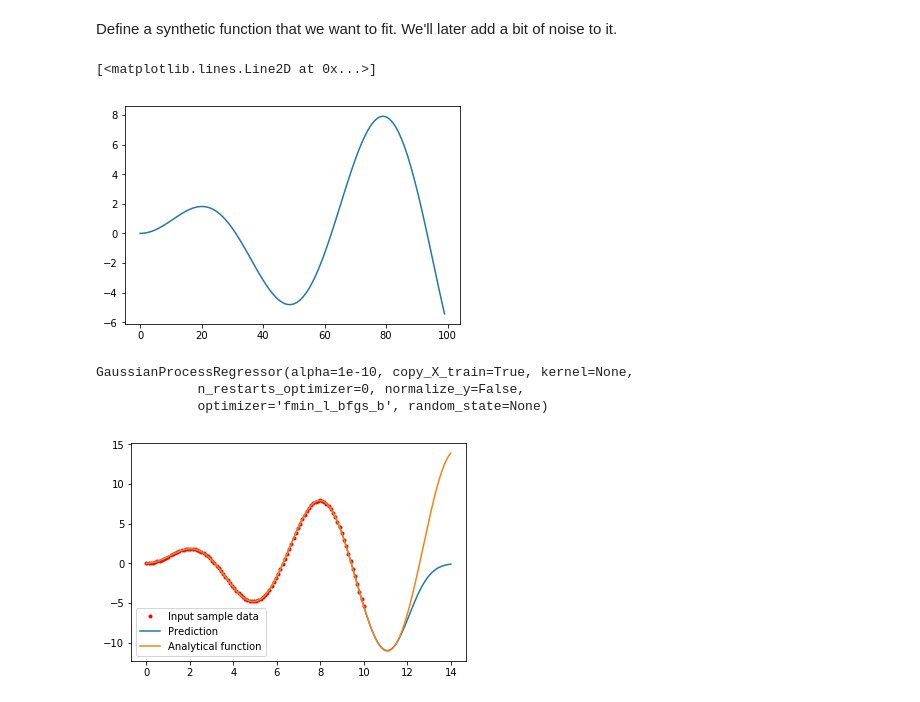
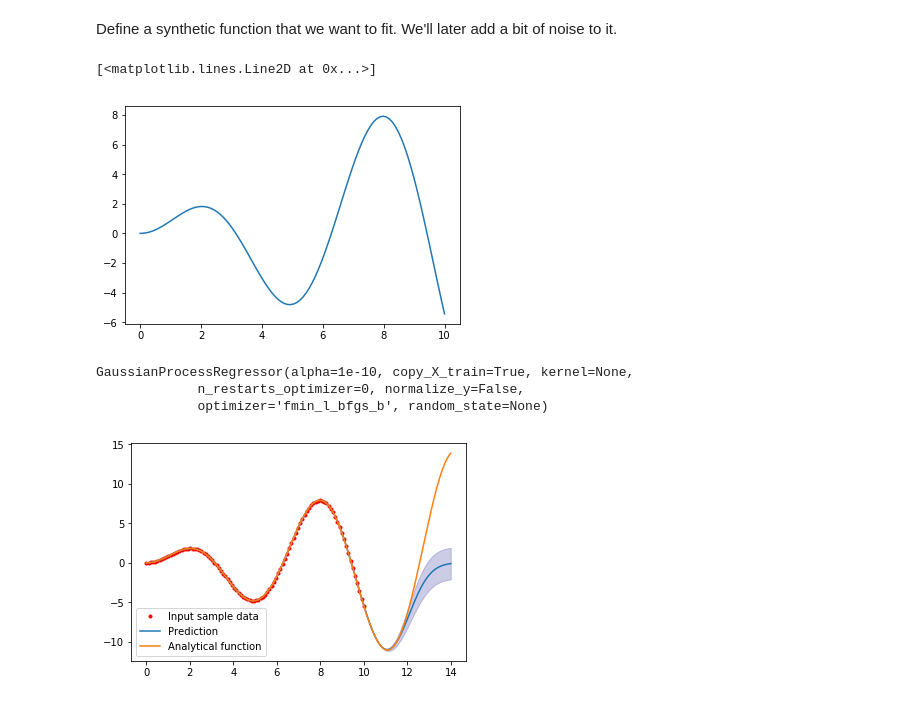
Before and after one commit to hnarayanan/homepricer, a Jupyter notebook: sandbox/1D Gaussian Process.ipynb, the cells around one changed output. Drawn from its saved outputs; the diff is of its cells as text; code cells hidden in the pictures.

```diff
--- a/sandbox/1D Gaussian Process.ipynb
+++ b/sandbox/1D Gaussian Process.ipynb
@@ -16,9 +18,9 @@ y = f(X).ravel()
 dy = 0.5 + 1.0 * np.random.random(y.shape)
 noise = np.random.normal(0, dy)
 
-y += 0.0*noise
+# y += 0.2*noise
 # %%
-plt.plot(y)
+plt.plot(X, y)
 # %% [output]
 [<matplotlib.lines.Line2D at 0x...>]
-[figure, old version]
+[figure, new version]
@@ -33,15 +37,17 @@ GaussianProcessRegressor(alpha=1e-10, copy_X_train=True, kernel=None,
 # %%
 x = np.atleast_2d(np.linspace(0, 14, 1000)).T
 # %%
-y_pred = gp.predict(x)
+y_pred, y_std = gp.predict(x, return_std=True)
+y_std = y_std*2
 # %%
 x_ = np.atleast_2d(np.linspace(0, 14, 1000)).T
 y_ = f(x_).ravel()
 # %%
 plt.plot(X, y, 'r.', label='Input sample data')
-plt.plot(x, y_pred, label='Prediction')
+plt.plot(x, y_pred, label='Prediction +/- 2std')
 plt.plot(x_, y_, label='Analytical function')
+plt.fill_between(x[:, 0], y_pred - y_std, y_pred + y_std, color='darkblue', alpha=0.2)
 plt.legend(loc='lower left')
 plt.show()
 # %% [output]
-[figure, old version]
+[figure, new version]
```
Also changed, not shown: parts of 4 cells of this notebook.
